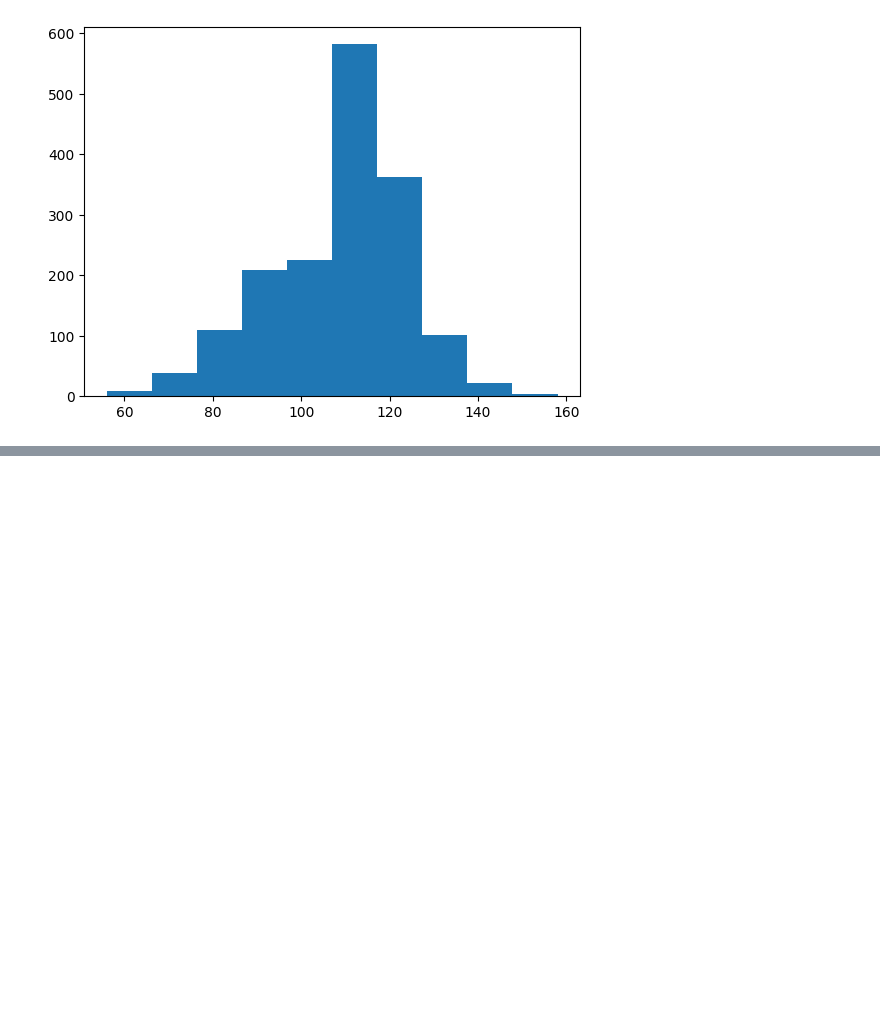
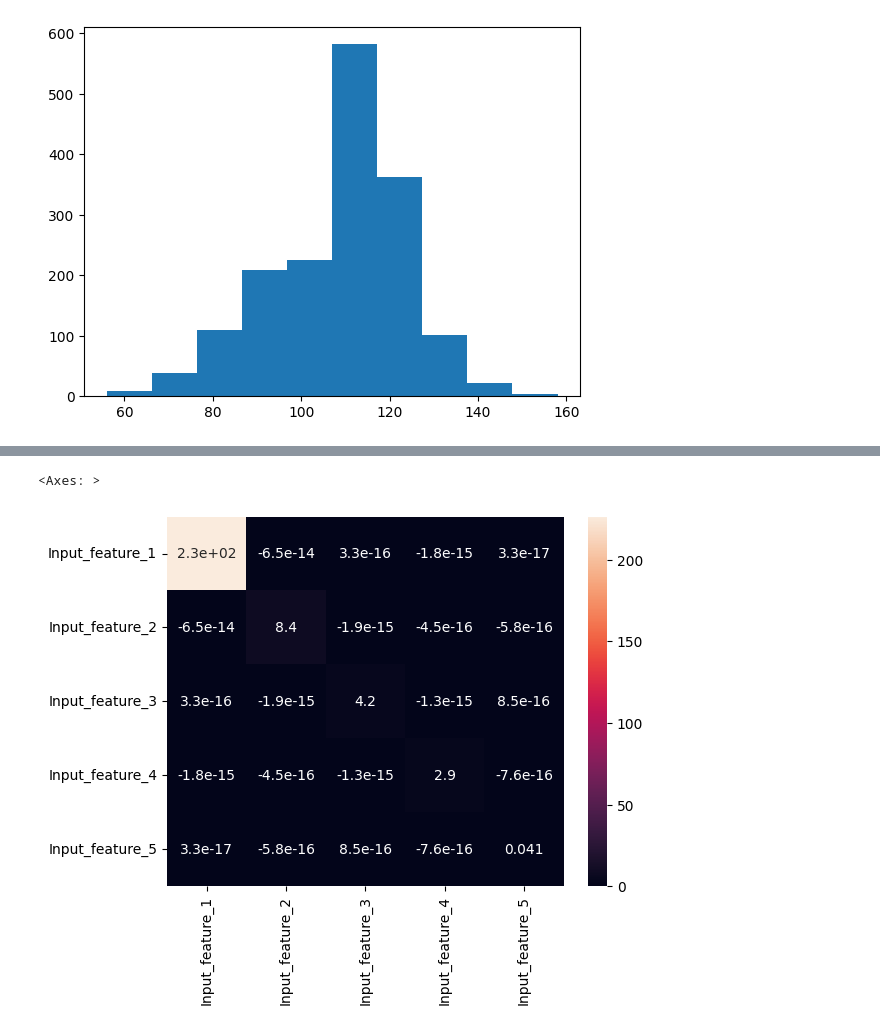
Before and after one commit to gojorojo001/ds-project-1, a Jupyter notebook: ds-project-1.ipynb, the cells around one changed output, grey strips where cells are left out. Cells and saved outputs as stored; diff of their text form; code cells hidden in the pictures; blank space fills up the shorter version.

```diff
--- a/ds-project-1.ipynb
+++ b/ds-project-1.ipynb
@@ -131,3 +131,18 @@ plt.hist(data[data[data.columns[-1]] == 1][data.columns[1]])
         147.8, 158. ]),
  <BarContainer object of 10 artists>)
 [figure]
+# %%
+
+# Extract all rows, drop the last column
+x = feature_selected_data.iloc[:, 0:-1].to_numpy()
+
+# Compute covariance matrix
+cov_mat = np.cov(x, rowvar=False)
+
+# Singular Value Decomposition
+F = np.linalg.svd(cov_mat)
+# %%
+E = F[0]
+lamda = F[1]
+new_x = np.matmul(x,F[0])
+new_cov_mat = np.cov(new_x, rowvar=False)
@@ -133,0 +167,4 @@ plt.hist(data[data[data.columns[-1]] == 1][data.columns[1]])
+# %%
+new_features = pd.DataFrame(data=new_x,
+                            columns= ["Input_feature_" + str(i+1) for i in range(new_x.shape[1])])
+#After performing PCA we cannot tell which colum is which one
@@ -133,0 +187,5 @@ plt.hist(data[data[data.columns[-1]] == 1][data.columns[1]])
+# %%
+sns.heatmap(new_features.cov(), annot=True)
+# %% [output]
+<Axes: >
+[figure, added]
```
Also changed, not shown: parts of 5 cells of this notebook.
